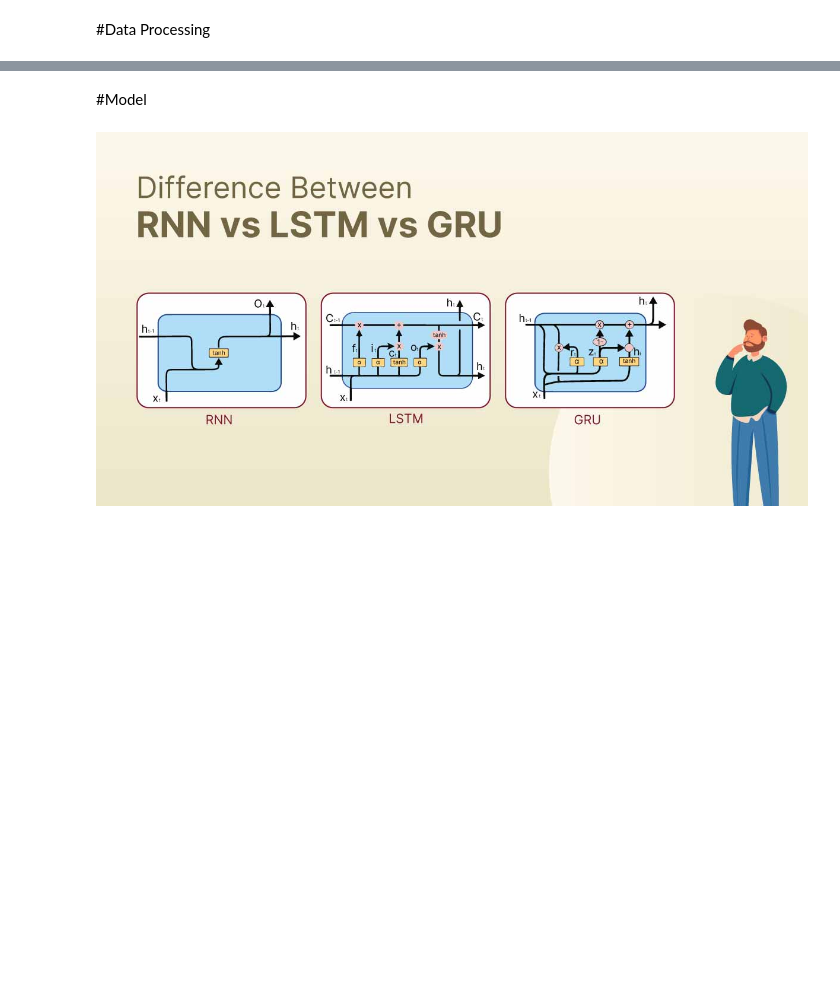
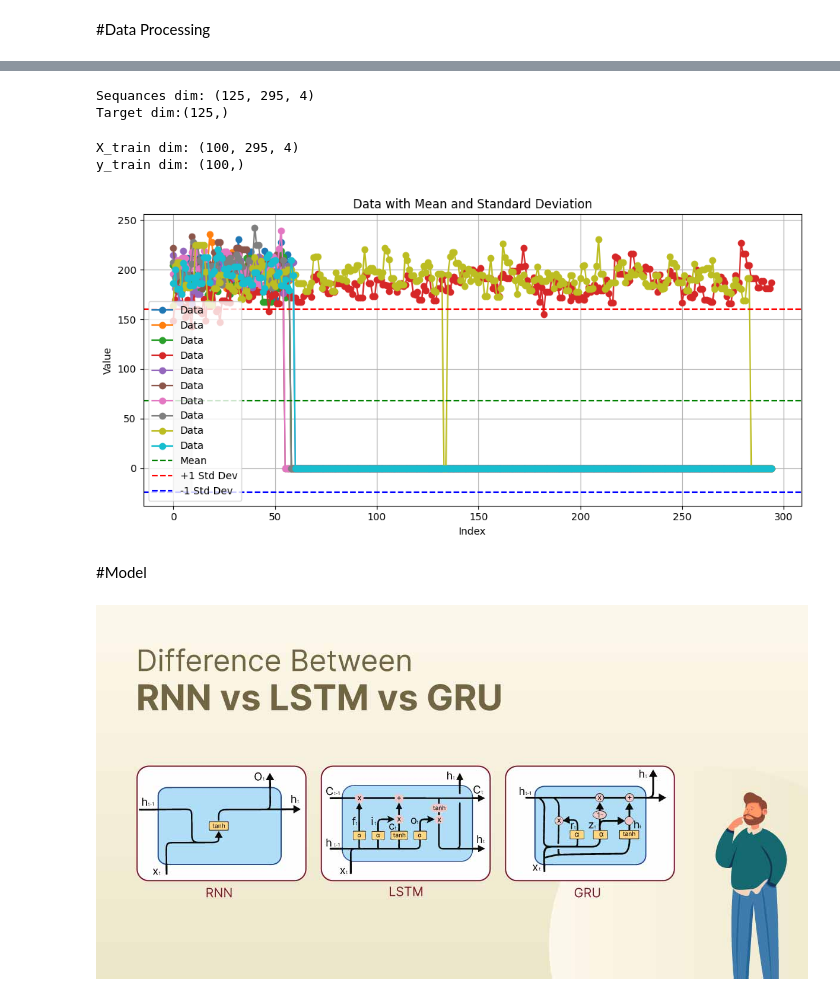
Before and after one commit to ChristopheGraveline064/CDA_mesurement, a Jupyter notebook: cda_notebook.ipynb, the cells around one changed output, grey strips where cells are left out. Cells and saved outputs as stored; diff of their text form; code cells hidden in the pictures; blank space fills up the shorter version.

```diff
--- a/cda_notebook.ipynb
+++ b/cda_notebook.ipynb
@@ -85,14 +112,61 @@ targets = tf.convert_to_tensor(targets, dtype=tf.float32)
 # %%
+flatten = False #use when using XGBoost
+
 # Pad the ragged features
 padded_features = ragged_features.to_tensor(default_value=0.0)
 
 #convert  to numpy
 padded_features_np = padded_features.numpy()
 targets_np = targets.numpy()
+if flatten:
+  padded_features_np = padded_features_np.reshape(125, 295 * 4)
+
+print(f"Sequances dim: {padded_features_np.shape}")
+print(f"Target dim:{targets_np.shape}")
+# %% [output]
+Sequances dim: (125, 295, 4)
+Target dim:(125,)
 # %%
 from sklearn.model_selection import train_test_split
 
 X_train, X_test, y_train, y_test = train_test_split(padded_features_np, targets_np, test_size=0.2, random_state=42)
+
+#X_train = X_train[:10]
+#y_train = y_train[:10]
+
+print(f"X_train dim: {X_train.shape}")
+print(f"y_train dim: {y_train.shape}")
+# %% [output]
+X_train dim: (100, 295, 4)
+y_train dim: (100,)
+# %%
+import matplotlib.pyplot as plt
+
+# Calculate mean and standard deviation
+
+data = X_train[:10, :295, 0]
+#data[data == 0] = np.nan
+mean = np.mean(data)
+std_dev = np.std(data)
+
+# Plotting
+plt.figure(figsize=(10, 5))
+plt.plot(data.T, marker='o', label='Data')
+plt.axhline(mean, color='green', linestyle='--', label='Mean')
+plt.axhline(mean + std_dev, color='red', linestyle='--', label='+1 Std Dev')
+plt.axhline(mean - std_dev, color='blue', linestyle='--', label='-1 Std Dev')
+plt.fill_between(range(len(data)), mean - std_dev, mean + std_dev, color='gray', alpha=0.2)
+
+# Labels and legend
+plt.title('Data with Mean and Standard Deviation')
+plt.xlabel('Index')
+plt.ylabel('Value')
+plt.legend()
+plt.grid(True)
+plt.tight_layout()
+plt.show()
+# %% [output]
+[figure, added]
 # %% [markdown]
 #Model
 # %% [markdown]
```
Also changed, not shown: parts of 15 cells of this notebook.
